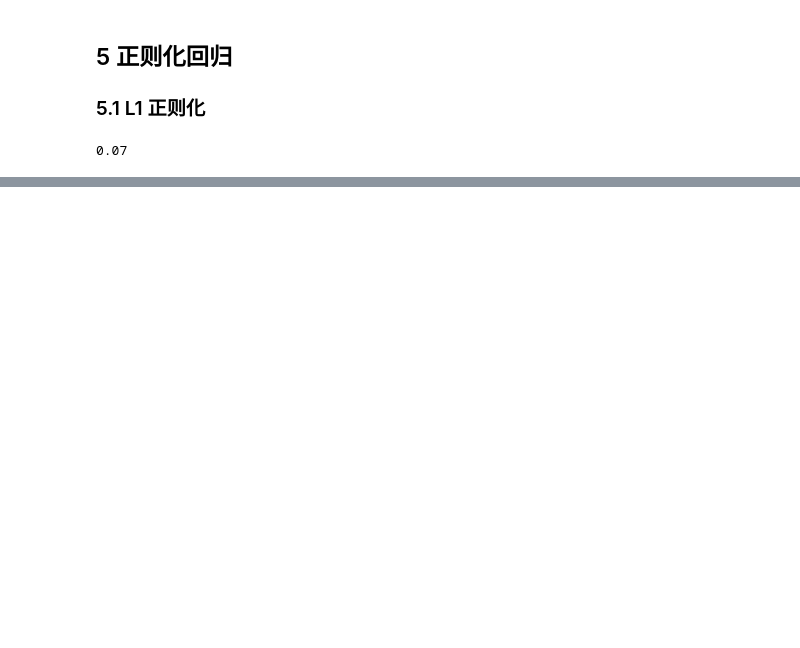
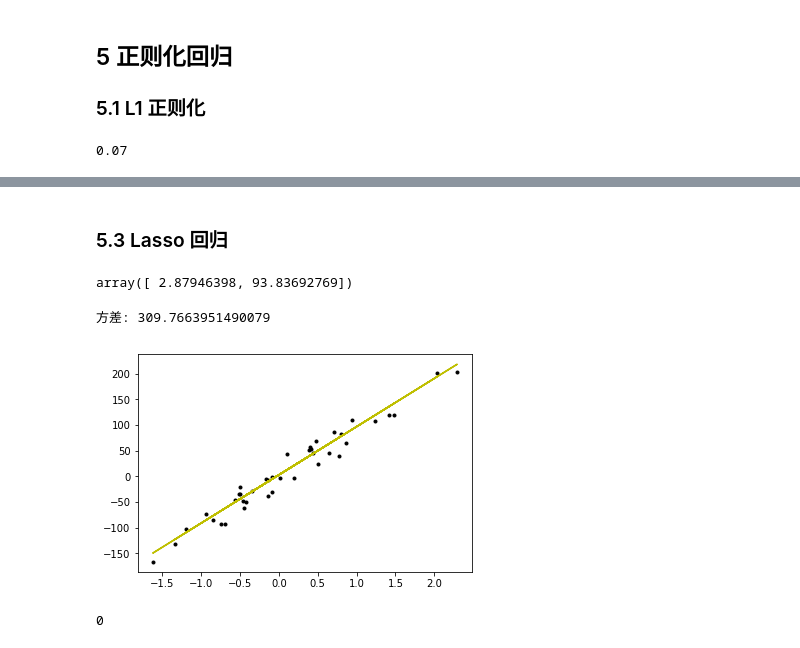
Before and after one commit to zingp/machine-learning, a Jupyter notebook: LinearModel/linear_regression.ipynb, the cells around one changed output, grey strips where cells are left out. Drawn from its saved outputs; the diff is of its cells as text; code cells hidden in the pictures; blank space fills up the shorter version.

```diff
--- a/LinearModel/linear_regression.ipynb
+++ b/LinearModel/linear_regression.ipynb
@@ -209,0 +231,25 @@ l1([-3,4])
+# %% [markdown]
+### 5.3 Lasso 回归
+# %%
+class LassoLinearRegression(Regression):
+    def __init__(self,alpha,n_iterations=1000,learning_rate=0.01):
+        self.regularization=l1_regularization(alpha=alpha)
+        super(LassoLinearRegression,self).__init__(n_iterations,learning_rate)
+
+    def fit(self,X,y):
+        super(LassoLinearRegression,self).fit(X,y)
+    def predict(self,X):
+        return super(LassoLinearRegression,self).predict(X)
+# %%
+model=LassoLinearRegression(alpha=120,n_iterations=1000,learning_rate=0.1)
+# %%
+model.fit(X_train,y_train)
+# %%
+model.w
+# %% [output]
+array([ 2.87946398, 93.83692769])
+# %%
+test_and_draw(model)
+# %% [output]
+方差: 309.7663951490079
+[figure, added]
@@ -209,0 +258,4 @@ l1([-3,4])
+# %%
+f(2)
+# %% [output]
+0
```
Also changed, not shown: parts of 13 cells of this notebook, 1 other file.
